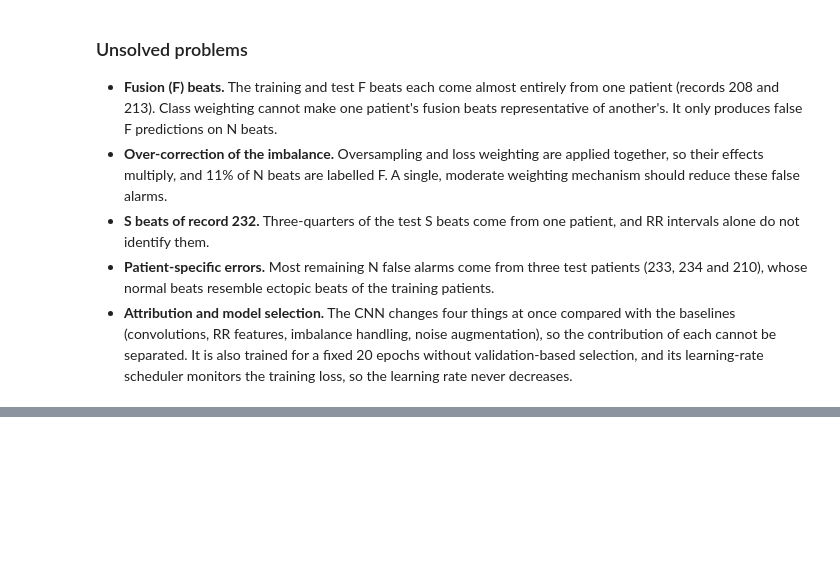
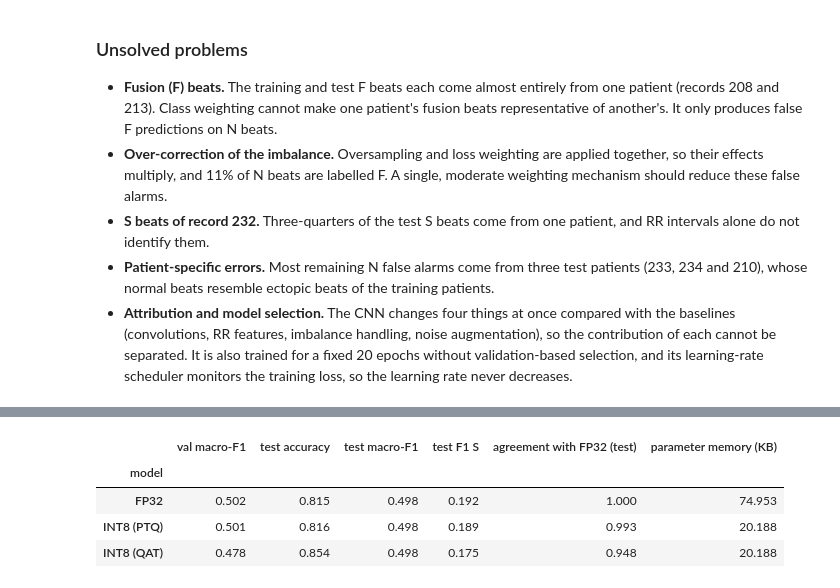
Before and after one commit to DustinJoosen/D7043E-ADM-Group1, a Jupyter notebook: src/EDA.ipynb, the cells around one changed output, grey strips where cells are left out. Cells and saved outputs as stored; diff of their text form; code cells hidden in the pictures; blank space fills up the shorter version.

```diff
--- a/src/EDA.ipynb
+++ b/src/EDA.ipynb
@@ -358,0 +403,10 @@ The 1D-CNN + RR has the highest macro-F1 of the three models.
+# %%
+quantization = pd.read_csv("./1D-CNN-augmented/quantization/fp32_vs_int8.csv", index_col="model")
+quantization[["val macro-F1", "test accuracy", "test macro-F1", "test F1 S", "agreement with FP32 (test)",
+              "parameter memory (KB)"]].round(3)
+# %% [output]
+|  | val macro-F1 | test accuracy | test macro-F1 | test F1 S | agreement with FP32 (test) | parameter memory (KB) |
+| model |  |  |  |  |  |  |
+| FP32 | 0.502 | 0.815 | 0.498 | 0.192 | 1.000 | 74.953 |
+| INT8 (PTQ) | 0.501 | 0.816 | 0.498 | 0.189 | 0.993 | 20.188 |
+| INT8 (QAT) | 0.478 | 0.854 | 0.498 | 0.175 | 0.948 | 20.188 |
```
Also changed, not shown: parts of 5 cells of this notebook, 7 other files.
